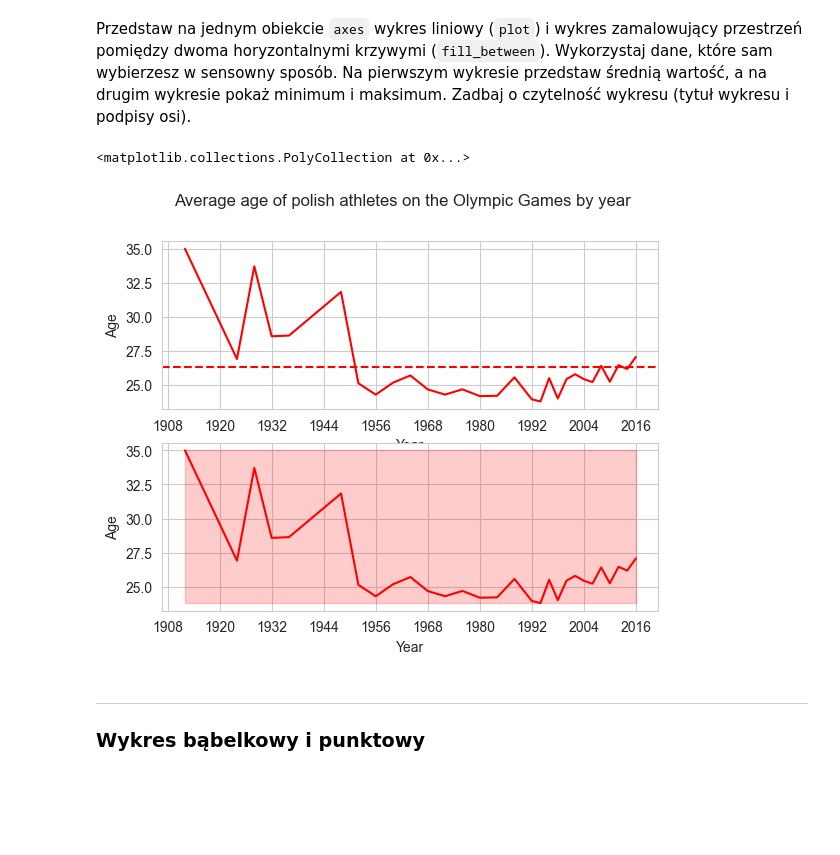
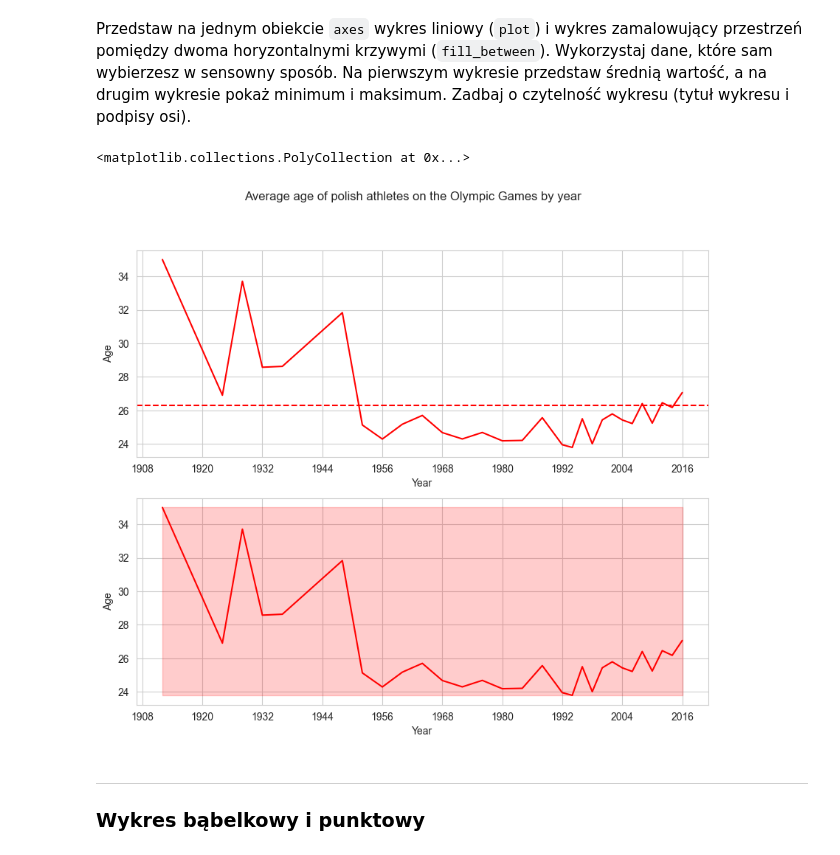
Before and after one commit to kambed/DataVisualization, a Jupyter notebook: matplotlib.ipynb, the cells around one changed output. Cells and saved outputs as stored; diff of their text form; code cells hidden in the pictures; blank space fills up the shorter version.

```diff
--- a/matplotlib.ipynb
+++ b/matplotlib.ipynb
@@ -299,24 +305,33 @@ Przedstaw na jednym obiekcie `axes` wykres liniowy (`plot`) i wykres zamalowują
 # %%
 avg_age_per_year = df[(df.NOC == 'POL')].groupby('Year').mean(numeric_only=True)[['Age']]
 
-fig, ax = plt.subplots(2, 1)
+fig, ax = plt.subplots(2, 1, figsize=(10, 8))
 
 fig.suptitle('Average age of polish athletes on the Olympic Games by year')
 
 ax[0].plot(avg_age_per_year.index, avg_age_per_year.Age, color='red')
 ax[0].set_xlabel('Year')
 ax[0].set_ylabel('Age')
 ax[0].set_xticks([1908, 1920, 1932, 1944, 1956, 1968, 1980, 1992, 2004, 2016])
 ax[0].axhline(y=np.mean(avg_age_per_year.Age), color='r', linestyle='--', label='Mean age')
 
 ax[1].plot(avg_age_per_year.index, avg_age_per_year.Age, color='red')
 ax[1].set_xlabel('Year')
 ax[1].set_ylabel('Age')
 ax[1].set_xticks([1908, 1920, 1932, 1944, 1956, 1968, 1980, 1992, 2004, 2016])
 ax[1].fill_between(avg_age_per_year.index, np.min(avg_age_per_year.Age), np.max(avg_age_per_year.Age), color='red', alpha=0.2)
+
+# Bez podziału na 2 wykresy:
+# fig, ax = plt.subplots(1, 1, figsize=(10, 8))
+# ax.plot(avg_age_per_year.index, avg_age_per_year.Age, color='red')
+# ax.set_xlabel('Year')
+# ax.set_ylabel('Age')
+# ax.set_xticks([1908, 1920, 1932, 1944, 1956, 1968, 1980, 1992, 2004, 2016])
+# ax.axhline(y=np.mean(avg_age_per_year.Age), color='r', linestyle='--', label='Mean age')
+# ax.fill_between(avg_age_per_year.index, np.min(avg_age_per_year.Age), np.max(avg_age_per_year.Age), color='red', alpha=0.2)
 # %% [output]
 <matplotlib.collections.PolyCollection at 0x...>
-[figure, old version]
+[figure, new version]
 # %% [markdown]
 --------------------
 ### Wykres bąbelkowy i punktowy
```
Also changed, not shown: parts of 1 cell of this notebook.
